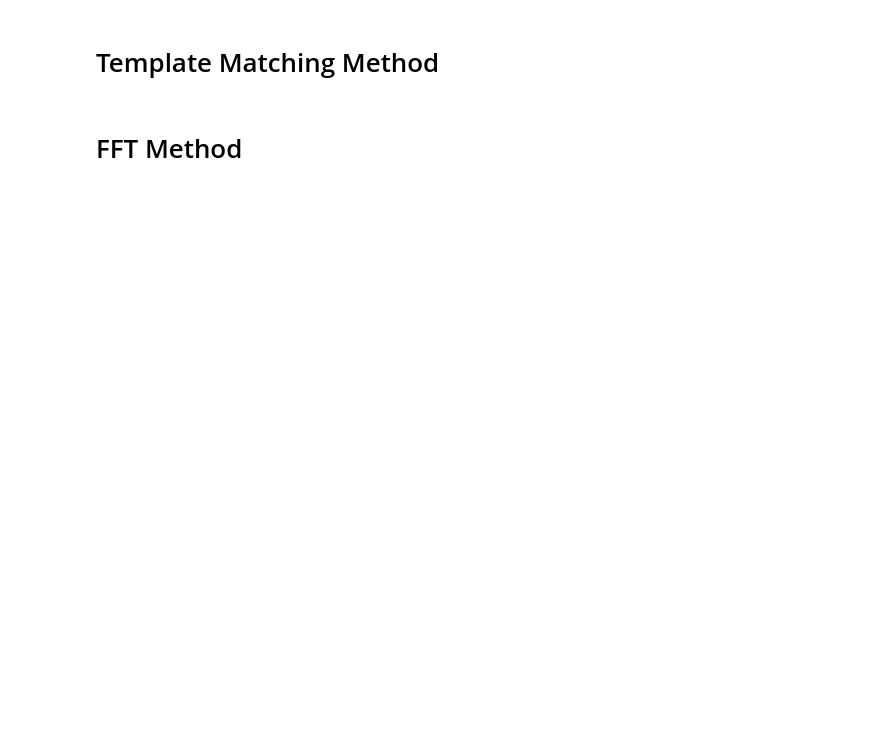
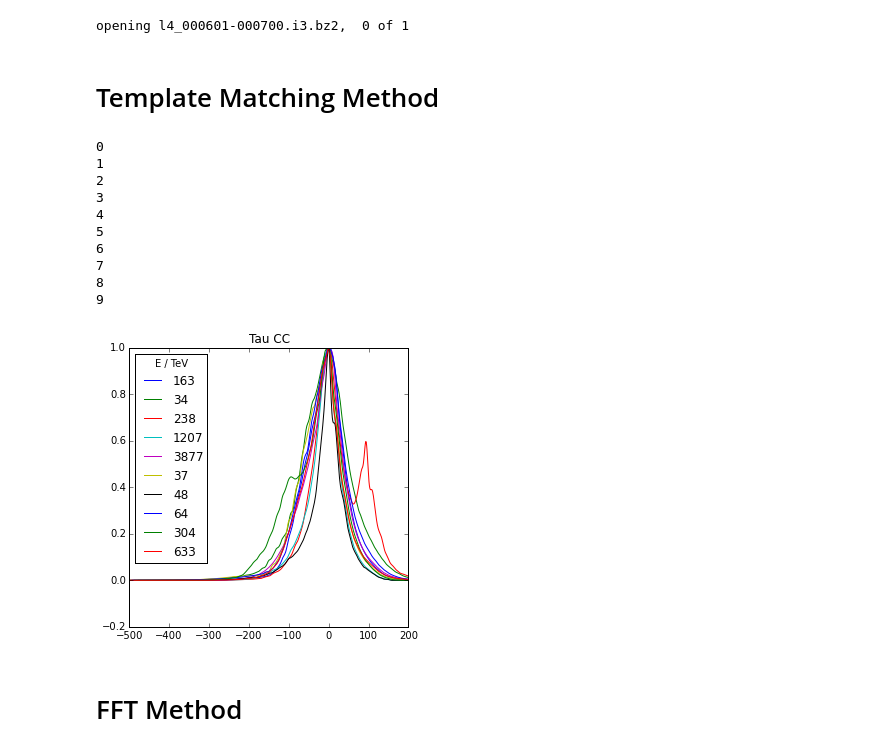
Before and after one commit to UTA-REST/NuTauRedux, a Jupyter notebook: ApplyUnBangExample.ipynb, the cells around one changed output. Saved outputs shown, nothing was run; the diff lists cells and outputs as text; code cells hidden in the pictures; blank space fills up the shorter version.

```diff
--- a/ApplyUnBangExample.ipynb
+++ b/ApplyUnBangExample.ipynb
@@ -47,14 +79,15 @@ EnergyLimLow=5e3
 EnergyLimHigh=1e6
 
 for sgFile in sigFilesI3[0:1]:
-    Count=Count+1
     print("opening "+sgFile+",  "+str(Count)+" of " + str(len(sigFilesI3)))
     sigFile=dataio.I3File(sigDir+sgFile)
     sigFile.rewind()
     while(sigFile.more()):
         #pop a frame
         fr=sigFile.pop_physics()
-
+        Count=Count+1
+        if(Count==100):
+            break
         #grab the weight dict and event weight
         WeightDict=fr.Get("I3MCWeightDict")
         Weight=(365*24*3600)*1.0e-8*pow(WeightDict["PrimaryNeutrinoEnergy"], -2)*WeightDict["OneWeight"]/(WeightDict["NEvents"]*len(sigFilesI3))
@@ -94,6 +127,8 @@ for sgFile in sigFilesI3[0:1]:
         MaxWFTimes.append(TimesThisEvt[numpy.argmax(ChargesThisEvt)])
 
     sigFile.close()
+# %% [output]
+opening l4_000601-000700.i3.bz2,  0 of 1
 # %%
 #Extract the time shifts
 TimeShifts=[]
@@ -119,37 +154,49 @@ def MakeTemplateMatch(Waveform,Kernel):
 # %%
 # Try it for a few waveforms
 DistanceLims=KernelDictionary.keys()
-WFLength=1000
+WFLength=500
 Offset=0
 todo=10
 pylab.figure(figsize=(5,5))
 
 for evt in range(0,len(Waveforms[0:todo])):
     SumCorrel=numpy.zeros(2.*WFLength)
     for wf in range(0,len(Waveforms[evt])):
         Shift=int(TimeShifts[evt][wf])+Offset
         Kernel=None
 
 
         for dis in range(0,len(DistanceLims)-1):
             if(DistanceLims[dis]<Distances[evt][wf] and DistanceLims[dis+1]>Distances[evt][wf]) and len(Waveforms[evt][wf])==128:
                 Kernel=WFDictionary[DistanceLims[dis]]
                 break
         if(Kernel==None):
             continue
         if(Shift>WFLength):
             continue
 
         ToMatchWF=numpy.zeros(WFLength)
 
         for w in range(0,min(128,(WFLength-Shift))):
             ToMatchWF[w+Shift]+=numpy.array(Waveforms[evt][wf][w])
         SumCorrel+=MakeTemplateMatch(ToMatchWF,Kernel)
     print(evt)
     peak=numpy.argmax(SumCorrel)
     pylab.plot(range(0-peak,len(SumCorrel)-peak),SumCorrel/max(SumCorrel),label=str(int(Energies[evt]/1000)))
     pylab.legend(loc='upper left',title='E / TeV')
     pylab.title("Tau CC")
     pylab.xlim(-500,200)
+# %% [output]
+0
+1
+2
+3
+4
+5
+6
+7
+8
+9
+[figure, added]
 # %% [markdown]
 # FFT Method
```
Also changed, not shown: parts of 5 cells of this notebook.
